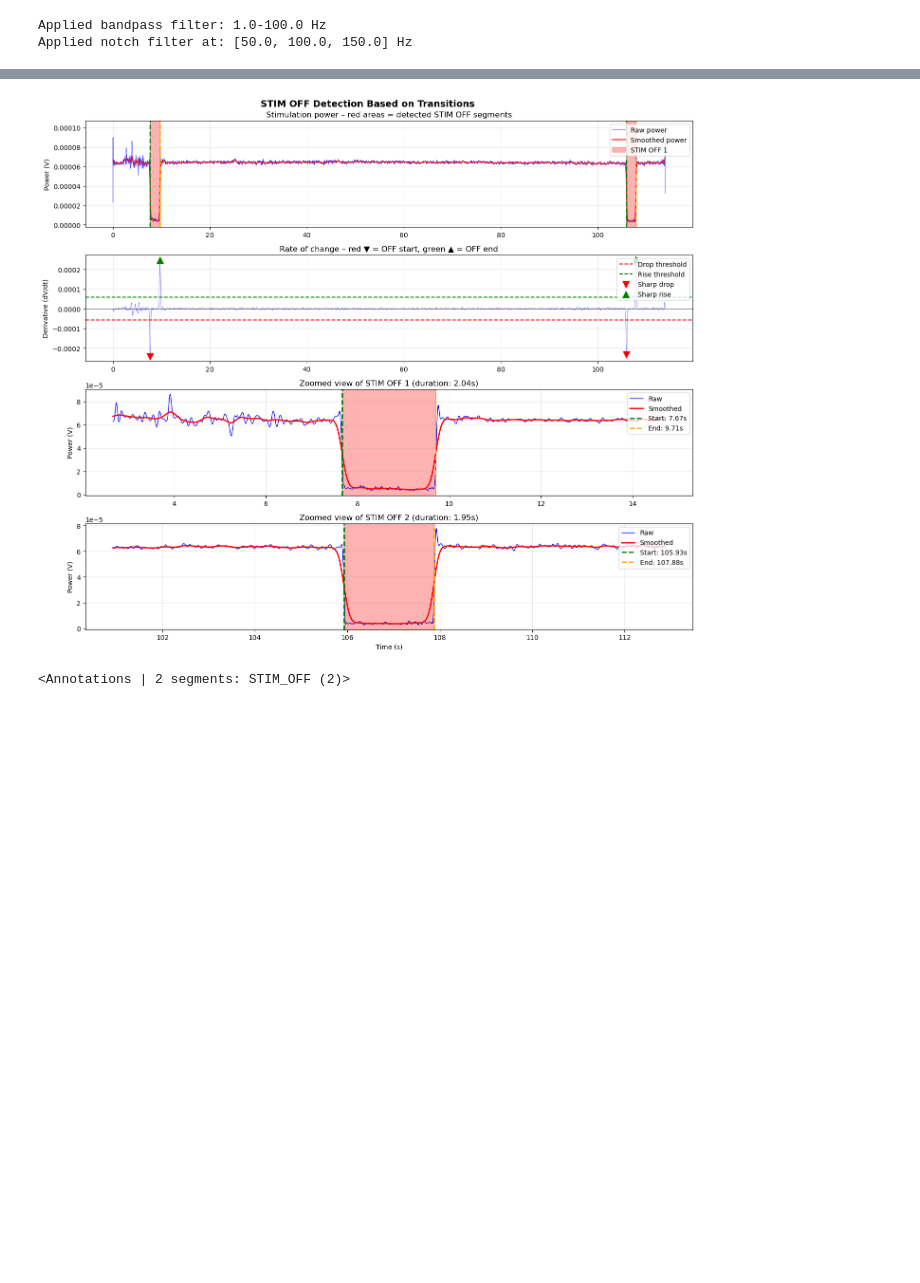
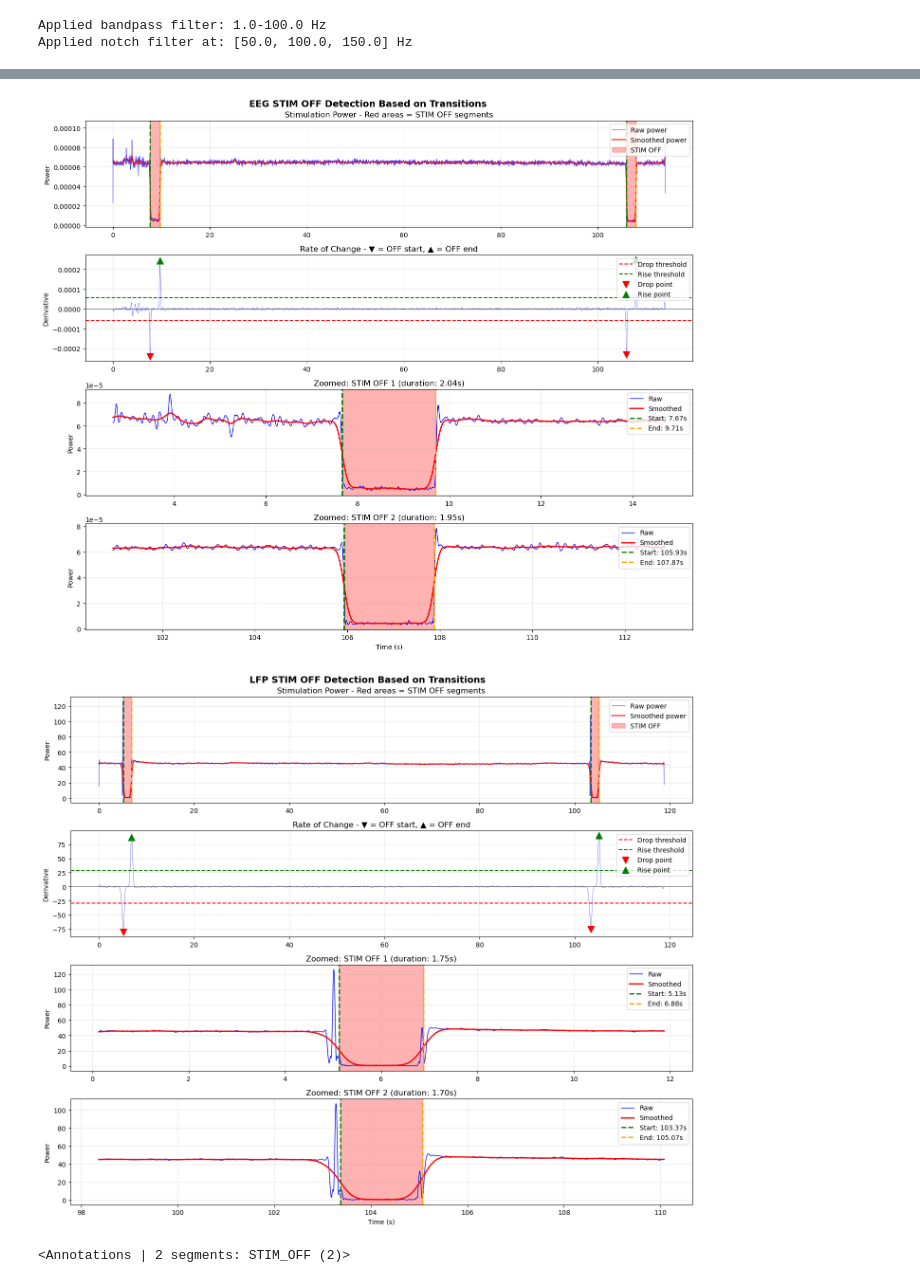
Before and after one commit to HanweiLiu-Viola/INF_WP3, a Jupyter notebook: notebooks/align_test.ipynb, the cells around one changed output, grey strips where cells are left out. Drawn from its saved outputs; the diff is of its cells as text; code cells hidden in the pictures; blank space fills up the shorter version.

```diff
--- a/notebooks/align_test.ipynb
+++ b/notebooks/align_test.ipynb
@@ -264,7 +268,7 @@ Reading 0 ... 56944  =      0.000 ...   113.888 secs...
 # print("duration:", raw_eeg.annotations.duration)
 # print("description:", raw_eeg.annotations.description)
 # %%
-fig = raw_lfp.plot(start=2, duration=6)
+# fig = raw_lfp.plot(start=2, duration=6)
 # print(raw_lfp.annotations)
 # print("onset:", raw_lfp.annotations.onset)
 # print("duration:", raw_lfp.annotations.duration)
@@ -613,11 +663,33 @@ Duration difference between the two STIM OFF segments: 0.09s
 # %%
-def visualize_transition_detection(stim_power, times, off_segments, detection_info):
+def visualize_transition_detection(stim_power, times, off_segments, detection_info,
+                                    signal_type=None):
     """
-    可视化突变检测结果。
+    Visualize the transition detection results.
+
+    Parameters
+    ----------
+    stim_power : np.ndarray
+        Stimulation power array
+    times : np.ndarray
+        Time array in seconds
+    off_segments : list of dict
+        Detected STIM OFF segments
+    detection_info : dict
+        Detection process details
+    signal_type : str, optional
+        Signal type for title ('EEG' or 'LFP')
+
+    Returns
+    -------
+    fig : matplotlib.figure.Figure
+        The figure object
     """
 
+    title_prefix = f'{signal_type} ' if signal_type else ''
+
     fig, axes = plt.subplots(4, 1, figsize=(14, 12))
-    fig.suptitle('STIM OFF Detection Based on Transitions', fontsize=14, fontweight='bold')
+    fig.suptitle(f'{title_prefix}STIM OFF Detection Based on Transitions',
+                 fontsize=14, fontweight='bold')
 
     # ----------------------------------------
     # Plot 1: Raw power and detected STIM OFF segments
@@ -628,13 +700,14 @@ def visualize_transition_detection(stim_power, times, off_segments, detection_in
 
     # Mark OFF segments
     for i, seg in enumerate(off_segments):
+        label = 'STIM OFF' if i == 0 else None
         ax1.axvspan(seg['start_time'], seg['end_time'],
-                    alpha=0.3, color='red', label=f'STIM OFF {i+1}' if i == 0 else '')
+                    alpha=0.3, color='red', label=label)
         ax1.axvline(seg['start_time'], color='green', linestyle='--', linewidth=2)
         ax1.axvline(seg['end_time'], color='orange', linestyle='--', linewidth=2)
 
-    ax1.set_ylabel('Power (V)')
-    ax1.set_title('Stimulation power – red areas = detected STIM OFF segments')
+    ax1.set_ylabel('Power')
+    ax1.set_title('Stimulation Power - Red areas = STIM OFF segments')
     ax1.legend(loc='upper right')
     ax1.grid(True, alpha=0.3)
 
@@ -657,12 +730,12 @@ def visualize_transition_detection(stim_power, times, off_segments, detection_in
     rise_peaks = detection_info['rise_peaks']
 
     ax2.scatter(times[drop_peaks], derivative[drop_peaks],
-                c='red', s=100, zorder=5, label='Sharp drop', marker='v')
+                c='red', s=100, zorder=5, marker='v', label='Drop point')
     ax2.scatter(times[rise_peaks], derivative[rise_peaks],
-                c='green', s=100, zorder=5, label='Sharp rise', marker='^')
+                c='green', s=100, zorder=5, marker='^', label='Rise point')
 
-    ax2.set_ylabel('Derivative (dV/dt)')
-    ax2.set_title('Rate of change – red ▼ = OFF start, green ▲ = OFF end')
+    ax2.set_ylabel('Derivative')
+    ax2.set_title('Rate of Change - ▼ = OFF start, ▲ = OFF end')
     ax2.legend(loc='upper right')
     ax2.grid(True, alpha=0.3)
 
@@ -687,48 +760,59 @@ def visualize_transition_detection(stim_power, times, off_segments, detection_in
         ax3.axvline(seg['end_time'], color='orange', linestyle='--', linewidth=2,
                     label=f"End: {seg['end_time']:.2f}s")
 
-        ax3.set_title(f"Zoomed view of STIM OFF 1 (duration: {seg['duration']:.2f}s)")
+        ax3.set_title(f"Zoomed: STIM OFF 1 (duration: {seg['duration']:.2f}s)")
         ax3.legend(loc='upper right')
-    ax3.set_ylabel('Power (V)')
+    ax3.set_ylabel('Power')
     ax3.grid(True, alpha=0.3)
 
     # ----------------------------------------
     # Plot 4: Zoom into the second STIM OFF segment
     # ----------------------------------------
     ax4 = axes[3]
     if len(off_segments) > 1:
         seg = off_segments[1]
         margin = 5
         t_start = max(0, seg['start_time'] - margin)
         t_end = min(times[-1], seg['end_time'] + margin)
 
         mask = (times >= t_start) & (times <= t_end)
         ax4.plot(times[mask], stim_power[mask], 'b-', linewidth=1, label='Raw')
         ax4.plot(times[mask], detection_info['power_smooth'][mask], 'r-',
                  linewidth=2, label='Smoothed')
 
         ax4.axvspan(seg['start_time'], seg['end_time'], alpha=0.3, color='red')
         ax4.axvline(seg['start_time'], color='green', linestyle='--', linewidth=2,
                     label=f"Start: {seg['start_time']:.2f}s")
         ax4.axvline(seg['end_time'], color='orange', linestyle='--', linewidth=2,
                     label=f"End: {seg['end_time']:.2f}s")
 
-        ax4.set_title(f"Zoomed view of STIM OFF 2 (duration: {seg['duration']:.2f}s)")
+        ax4.set_title(f"Zoomed: STIM OFF 2 (duration: {seg['duration']:.2f}s)")
         ax4.legend(loc='upper right')
     ax4.set_xlabel('Time (s)')
-    ax4.set_ylabel('Power (V)')
+    ax4.set_ylabel('Power')
     ax4.grid(True, alpha=0.3)
 
     plt.tight_layout()
     return fig
 
-
-stim_power = results['stim_power']
-times = results['times']
-
-
-fig = visualize_transition_detection(stim_power, times, off_segments, detection_info)
+# Visualize EEG detection
+eeg_fig = visualize_transition_detection(
+    eeg_results['stim_power'],
+    eeg_results['times'],
+    eeg_off_segments,
+    eeg_detection_info,
+    signal_type=eeg_results['signal_type']  # 'EEG'
+)
+# Visualize LFP detection
+lfp_fig = visualize_transition_detection(
+    lfp_results['stim_power'],
+    lfp_results['times'],
+    lfp_off_segments,
+    lfp_detection_info,
+    signal_type=lfp_results['signal_type']  # 'LFP'
+)
 # %% [output]
-[figure, old version]
+[figure, new version]
+[figure, added]
 # %%
 annotations = mne.Annotations(
```
Also changed, not shown: parts of 34 cells of this notebook, 8 other files.
